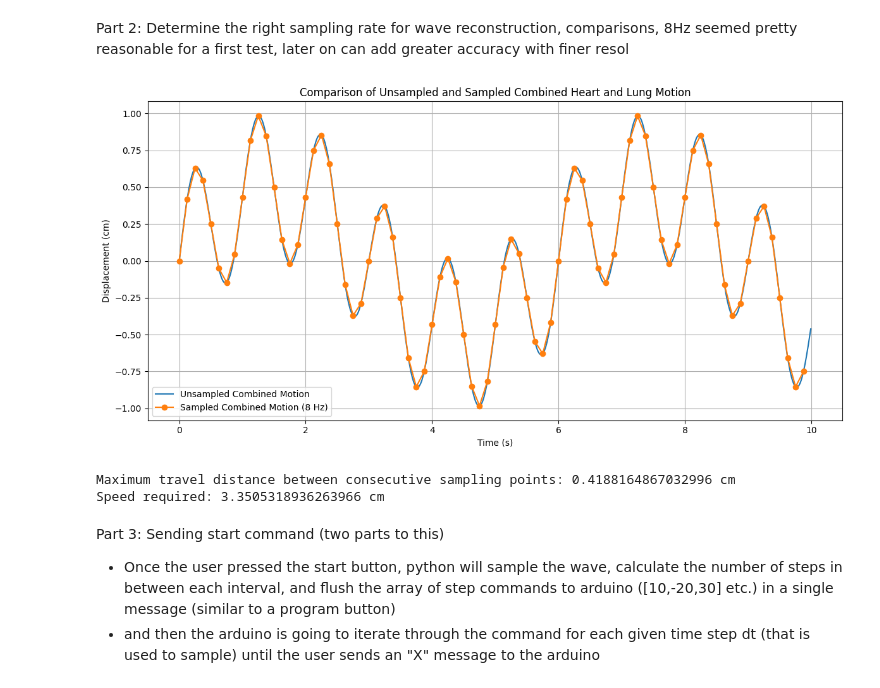
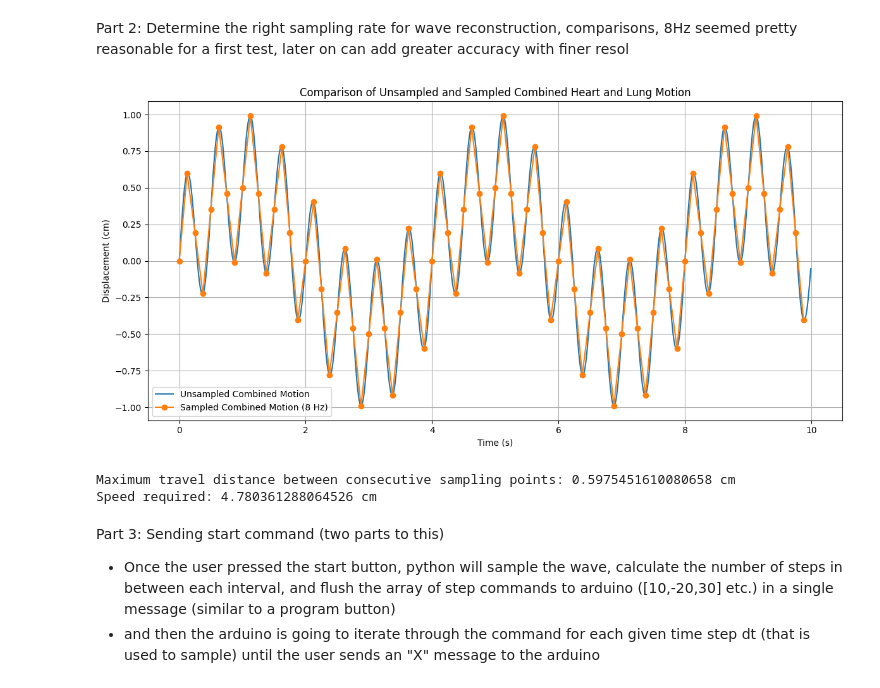
Before and after one commit to EPCRI/HeartLungMotionModel, a Jupyter notebook: Python/sampling.ipynb, the cells around one changed output. Drawn from its saved outputs; the diff is of its cells as text; code cells hidden in the pictures.

```diff
--- a/Python/sampling.ipynb
+++ b/Python/sampling.ipynb
@@ -75,13 +75,13 @@ import matplotlib.pyplot as plt
 
 # Heart parameters (2cm max peak-peak, 1cm avg)
 heart_amplitude = 0.5
-heart_frequency = 60 / 60
+heart_frequency = 120 / 60
 
 # Lung parameters (2cm max peak-peak, 1cm avg)
 lung_amplitude = 0.5
-lung_frequency = 10 / 60
+lung_frequency = 15 / 60
 
-# Time array with finer resolution, 10s
+# Time array with finer resolution, 0.01s interval
 t_fine = np.arange(0, 10, 0.01)
 
 # Unsampled - finer time resolution
@@ -94,39 +94,39 @@ sampling_rate = 8
 sampling_interval = 1 / sampling_rate
 t_sampled = np.arange(0, 10, sampling_interval)
 heart_motion_sampled = heart_amplitude * np.sin(2 * np.pi * heart_frequency * t_sampled)
 lung_motion_sampled = lung_amplitude * np.sin(2 * np.pi * lung_frequency * t_sampled)
 combined_motion_sampled = heart_motion_sampled + lung_motion_sampled
 
 # Calculate maximum travel distance between consecutive sampling points
-travel_distances = np.abs(np.diff(combined_motion_sampled))  # Calculate differences between consecutive points
-max_travel_distance = np.max(travel_distances)  # Find the maximum travel distance
+travel_distances = np.abs(np.diff(combined_motion_sampled))
+max_travel_distance = np.max(travel_distances)
 
 # Plotting
 plt.figure(figsize=(12, 6))
 
 # Plot unsampled and sampled combined motion
 plt.plot(t_fine, combined_motion_fine, label='Unsampled Combined Motion', linestyle='-')
 plt.plot(t_sampled, combined_motion_sampled, 'o-', label='Sampled Combined Motion (8 Hz)')
 plt.title('Comparison of Unsampled and Sampled Combined Heart and Lung Motion')
 plt.xlabel('Time (s)')
 plt.ylabel('Displacement (cm)')
 plt.legend()
 plt.grid(True)
 
 plt.tight_layout()
 plt.show()
 
 # Print the maximum travel distance between consecutive sampling points
 print(f'Maximum travel distance between consecutive sampling points: {max_travel_distance} cm')
 print(f'Speed required: {max_travel_distance/sampling_interval} cm')
 
 # Lead screw parameters
-lead = 0.8
+lead = 0.8 # 8mm = 0.8cm
 rpm = 200
 # %% [output]
-[figure, old version]
+[figure, new version]
-Maximum travel distance between consecutive sampling points: 0.4188164867032996 cm
-Speed required: 3.3505318936263966 cm
+Maximum travel distance between consecutive sampling points: 0.5975451610080658 cm
+Speed required: 4.780361288064526 cm
 # %% [markdown]
 Part 3: Sending start command (two parts to this)
 - Once the user pressed the start button, python will sample the wave, calculate the number of steps in between each interval, and flush the array of step commands to arduino ([10,-20,30] etc.) in a single message (similar to a program button)
```
Also changed, not shown: parts of 1 cell of this notebook.
